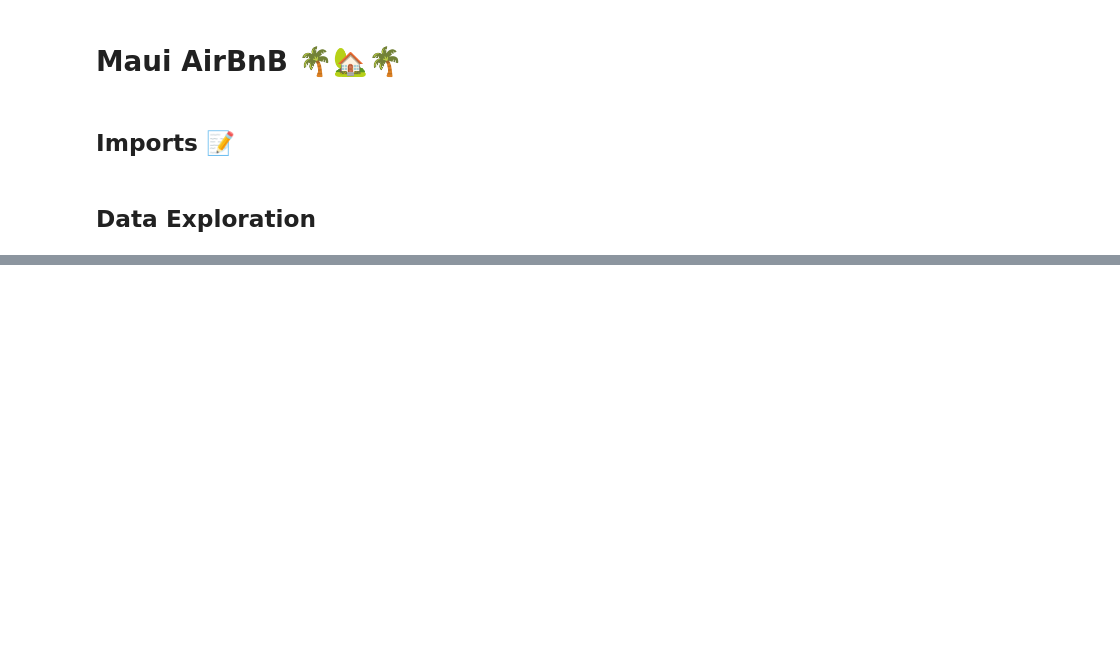
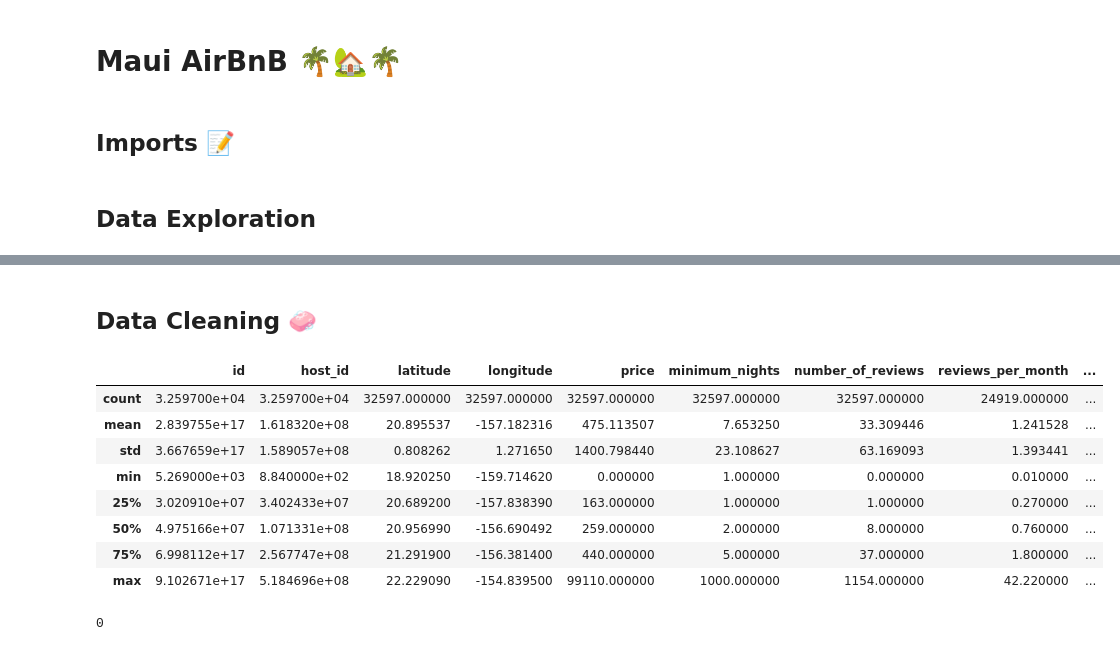
Before and after one commit to Jack-Merrett/hawaii_airbnb, a Jupyter notebook: notebooks/airbnb-notebook.ipynb, the cells around one changed output, grey strips where cells are left out. Cells and saved outputs as stored; diff of their text form; code cells hidden in the pictures; blank space fills up the shorter version.

```diff
--- a/notebooks/airbnb-notebook.ipynb
+++ b/notebooks/airbnb-notebook.ipynb
@@ -21,0 +96,20 @@ ParserError: Error tokenizing data. C error: Expected 2 fields in line 8, saw 4
+# %% [markdown]
+## Data Cleaning 🧼
+# %%
+#this information can be useful later
+listing_df.describe()
+# %% [output]
+|  | id | host_id | latitude | longitude | price | minimum_nights | number_of_reviews | reviews_per_month | ... |
+| count | 3.259700e+04 | 3.259700e+04 | 32597.000000 | 32597.000000 | 32597.000000 | 32597.000000 | 32597.000000 | 24919.000000 | ... |
+| mean | 2.839755e+17 | 1.618320e+08 | 20.895537 | -157.182316 | 475.113507 | 7.653250 | 33.309446 | 1.241528 | ... |
+| std | 3.667659e+17 | 1.589057e+08 | 0.808262 | 1.271650 | 1400.798440 | 23.108627 | 63.169093 | 1.393441 | ... |
+| min | 5.269000e+03 | 8.840000e+02 | 18.920250 | -159.714620 | 0.000000 | 1.000000 | 0.000000 | 0.010000 | ... |
+| 25% | 3.020910e+07 | 3.402433e+07 | 20.689200 | -157.838390 | 163.000000 | 1.000000 | 1.000000 | 0.270000 | ... |
+| 50% | 4.975166e+07 | 1.071331e+08 | 20.956990 | -156.690492 | 259.000000 | 2.000000 | 8.000000 | 0.760000 | ... |
+| 75% | 6.998112e+17 | 2.567747e+08 | 21.291900 | -156.381400 | 440.000000 | 5.000000 | 37.000000 | 1.800000 | ... |
+| max | 9.102671e+17 | 5.184696e+08 | 22.229090 | -154.839500 | 99110.000000 | 1000.000000 | 1154.000000 | 42.220000 | ... |
+# %%
+# Checking for dulicated
+listing_df.duplicated().sum()
+# %% [output]
+0
```
Also changed, not shown: parts of 23 cells of this notebook.
